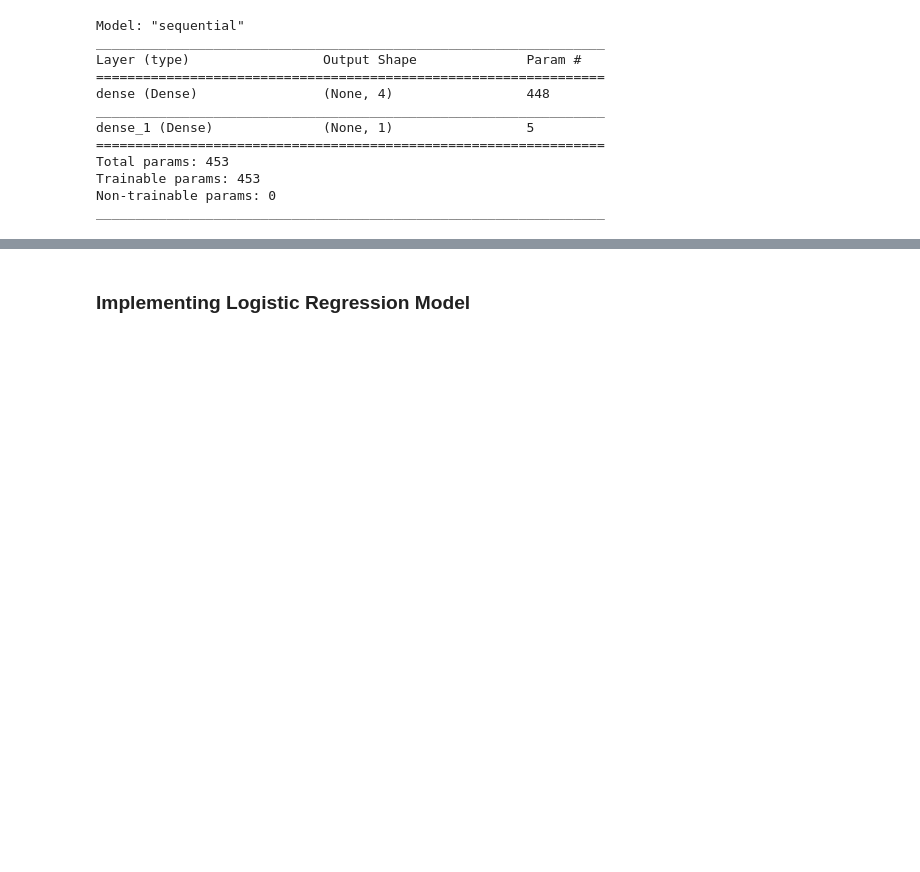
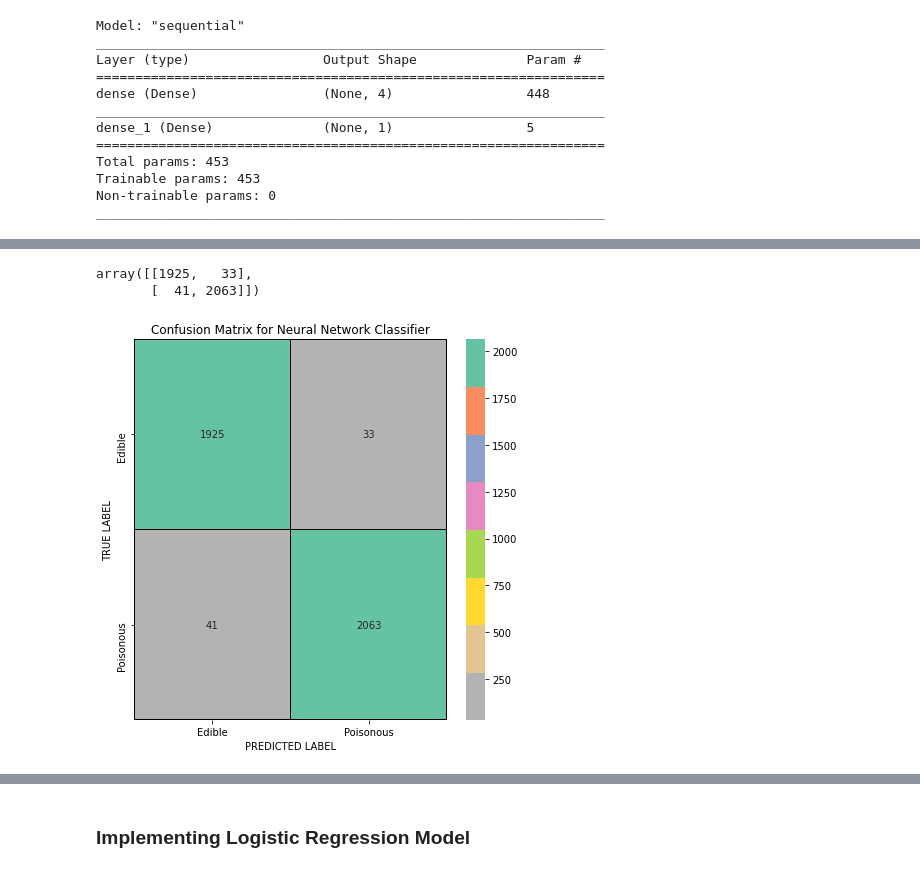
Before and after one commit to Vaishali715/Final_Project, a Jupyter notebook: mushrooms_neural_net.ipynb, the cells around one changed output, grey strips where cells are left out. Cells and saved outputs as stored; diff of their text form; code cells hidden in the pictures; blank space fills up the shorter version.

Commit message:
Final Models and Confusion Matrix added.

```diff
--- a/mushrooms_neural_net.ipynb
+++ b/mushrooms_neural_net.ipynb
@@ -334,3 +333,25 @@ Epoch 5/5
+# %%
+y_pred = nn.predict_classes(X_test)
+# %%
+con_mat = tf.math.confusion_matrix(labels=y_test, predictions=y_pred).numpy()
+# %%
+con_mat
+# %% [output]
+array([[1925,   33],
+       [  41, 2063]])
+# %%
+# Create confusion matrix
+x_axis_labels = ["Edible", "Poisonous"]
+y_axis_labels = ["Edible", "Poisonous"]
+f, ax = plt.subplots(figsize =(7,7))
+sns.heatmap(con_mat, annot = True, linewidths=0.2, linecolor="black", fmt = ".0f", ax=ax, cmap="Set2_r", xticklabels=x_axis_labels, yticklabels=y_axis_labels)
+plt.xlabel("PREDICTED LABEL")
+plt.ylabel("TRUE LABEL")
+plt.title('Confusion Matrix for Neural Network Classifier');
+#plt.savefig("rfcm.png", format='png', dpi=500, bbox_inches='tight')
+plt.show()
+# %% [output]
+[figure, added]
 # %%
 # Evaluate the model using the test data
 model_loss, model_accuracy = nn.evaluate(X_test,y_test,verbose=2)
```
Also changed, not shown: parts of 12 cells of this notebook, 2 other files.
